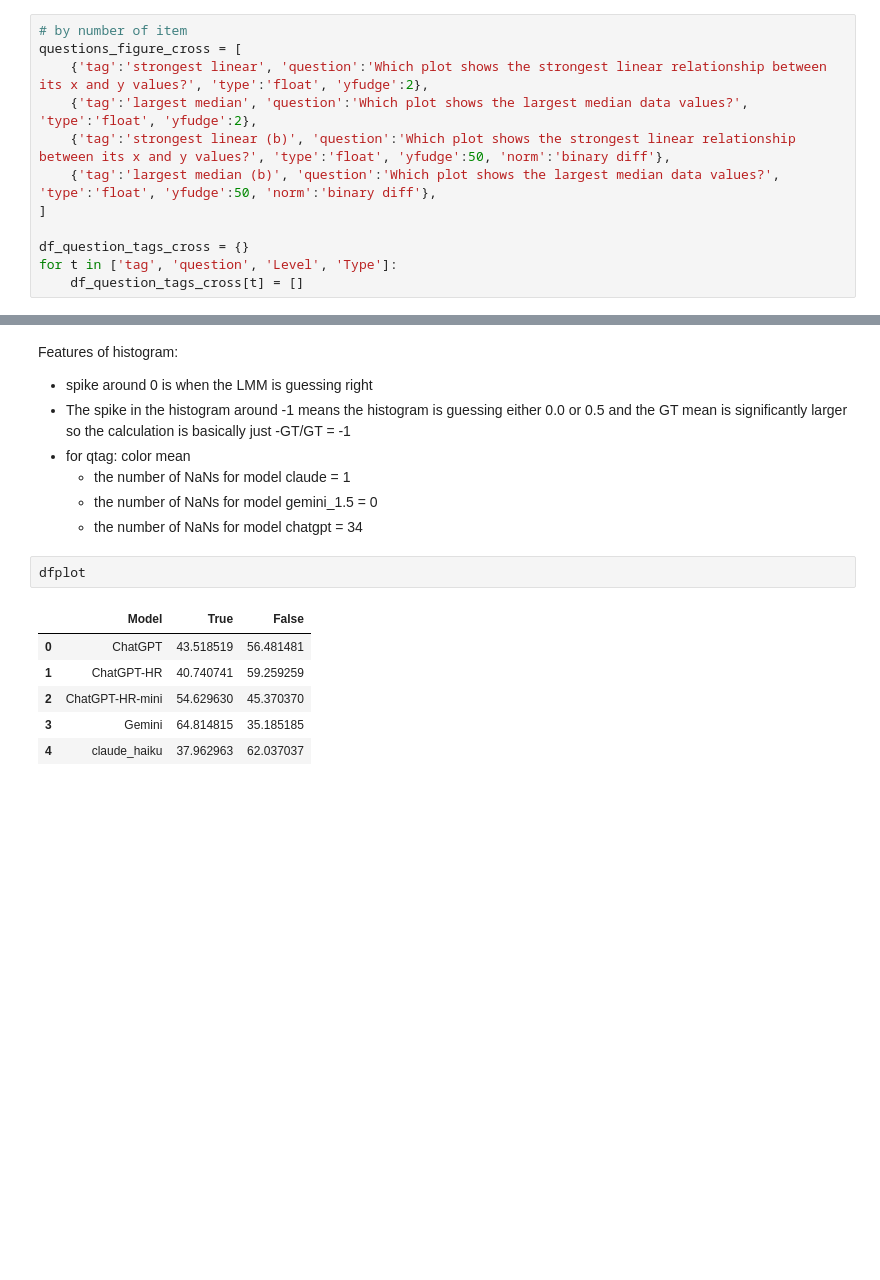
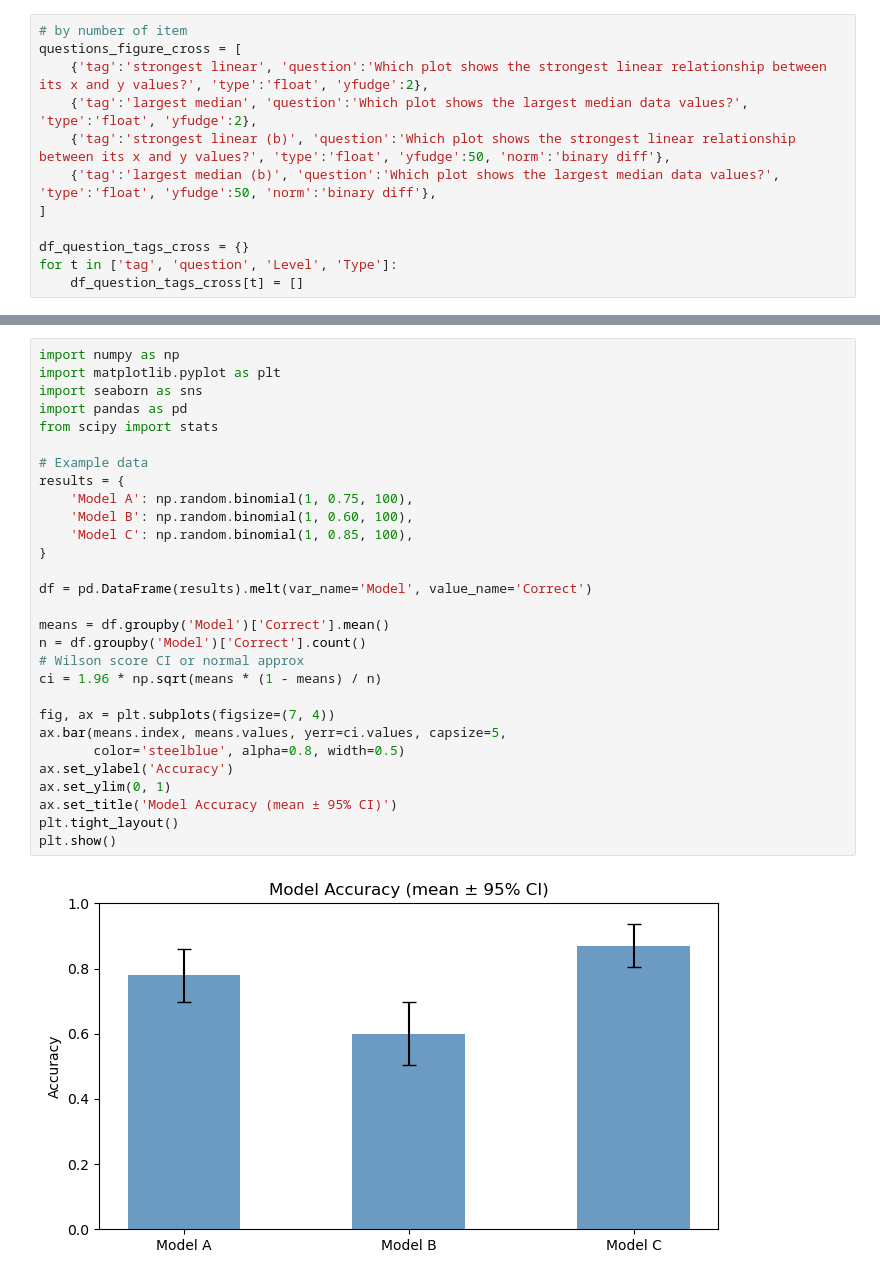
Before and after one commit to ReadingTimeMachine/LLM_VQA_MultiPanel, a Jupyter notebook: parse_lmm_outputs_to_kde_and_scatter_plots.ipynb, the cells around one changed output, grey strips where cells are left out. Saved outputs shown, nothing was run; the diff lists cells and outputs as text; blank space fills up the shorter version.

```diff
--- a/parse_lmm_outputs_to_kde_and_scatter_plots.ipynb
+++ b/parse_lmm_outputs_to_kde_and_scatter_plots.ipynb
@@ -969,17 +932,31 @@ claude_haiku
-# %% [markdown]
-Features of histogram:
-* spike around 0 is when the LMM is guessing right
-* The spike in the histogram around -1 means the histogram is guessing either 0.0 or 0.5 and the GT mean is significantly larger so the calculation is basically just -GT/GT = -1
-* for qtag: color mean
-  * the number of NaNs for model claude = 1
-  * the number of NaNs for model gemini_1.5 = 0
-  * the number of NaNs for model chatgpt = 34
-# %%
-dfplot
-# %% [output]
-|  | Model | True | False |
-| 0 | ChatGPT | 43.518519 | 56.481481 |
-| 1 | ChatGPT-HR | 40.740741 | 59.259259 |
-| 2 | ChatGPT-HR-mini | 54.629630 | 45.370370 |
-| 3 | Gemini | 64.814815 | 35.185185 |
-| 4 | claude_haiku | 37.962963 | 62.037037 |
+# %%
+import numpy as np
+import matplotlib.pyplot as plt
+import seaborn as sns
+import pandas as pd
+from scipy import stats
+
+# Example data
+results = {
+    'Model A': np.random.binomial(1, 0.75, 100),
+    'Model B': np.random.binomial(1, 0.60, 100),
+    'Model C': np.random.binomial(1, 0.85, 100),
+}
+
+df = pd.DataFrame(results).melt(var_name='Model', value_name='Correct')
+
+means = df.groupby('Model')['Correct'].mean()
+n = df.groupby('Model')['Correct'].count()
+# Wilson score CI or normal approx
+ci = 1.96 * np.sqrt(means * (1 - means) / n)
+
+fig, ax = plt.subplots(figsize=(7, 4))
+ax.bar(means.index, means.values, yerr=ci.values, capsize=5,
+       color='steelblue', alpha=0.8, width=0.5)
+ax.set_ylabel('Accuracy')
+ax.set_ylim(0, 1)
+ax.set_title('Model Accuracy (mean ± 95% CI)')
+plt.tight_layout()
+plt.show()
+# %% [output]
+[figure, added]
```
Also changed, not shown: parts of 28 cells of this notebook, 3 other files.
